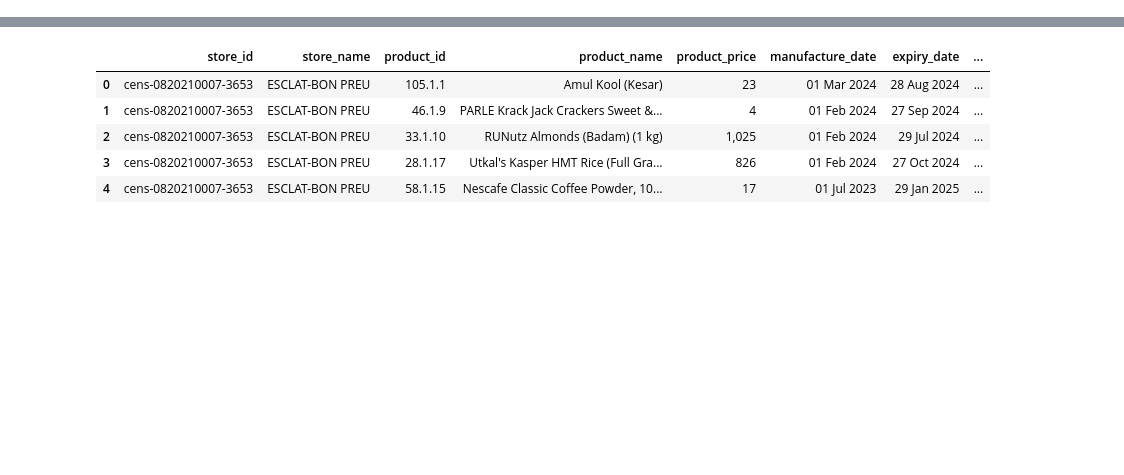
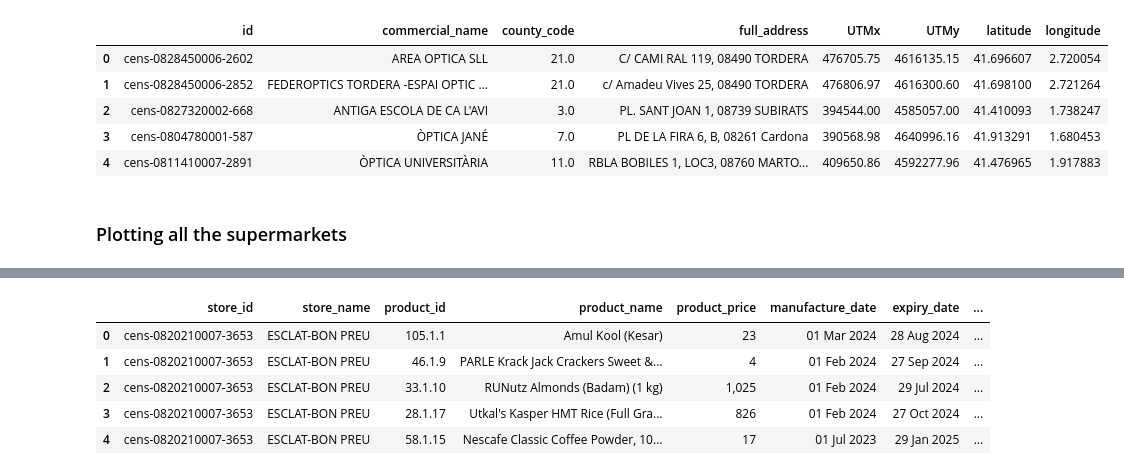
Before and after one commit to SonyShrestha/VBP_Joint_Project, a Jupyter notebook: formatted_zone/aryan_notebook/shortest_path.ipynb, the cells around one changed output, grey strips where cells are left out. Drawn from its saved outputs; the diff is of its cells as text; code cells hidden in the pictures; blank space fills up the shorter version.

```diff
--- a/formatted_zone/aryan_notebook/shortest_path.ipynb
+++ b/formatted_zone/aryan_notebook/shortest_path.ipynb
@@ -4,6 +5,17 @@ import math
 # %%
 df_supermarket_products = pd.read_csv('../../data/aryan_pandas/supermarket_products.csv',encoding='cp1252')
-df_supermarket_location = pd.read_csv('../../data/aryan_pandas/establishment_catalonia.csv')
+df_all_supermarket_location = pd.read_csv('../../data/aryan_pandas/establishment_catalonia.csv')
 df_customer_info = pd.read_csv('../../data/aryan_pandas/customers.csv')
 df_cust_location = pd.read_csv('../../data/aryan_pandas/location.csv')
 df_cust_loc_mapping = pd.read_csv('../../data/aryan_pandas/customer_location.csv')
+# %%
+df_all_supermarket_location.head()
+# %% [output]
+|  | id | commercial_name | county_code | full_address | UTMx | UTMy | latitude | longitude |
+| 0 | cens-0828450006-2602 | AREA OPTICA SLL | 21.0 | C/ CAMI RAL 119, 08490 TORDERA | 476705.75 | 4616135.15 | 41.696607 | 2.720054 |
+| 1 | cens-0828450006-2852 | FEDEROPTICS TORDERA -ESPAI OPTIC ... | 21.0 | c/ Amadeu Vives 25, 08490 TORDERA | 476806.97 | 4616300.60 | 41.698100 | 2.721264 |
+| 2 | cens-0827320002-668 | ANTIGA ESCOLA DE CA L'AVI | 3.0 | PL. SANT JOAN 1, 08739 SUBIRATS | 394544.00 | 4585057.00 | 41.410093 | 1.738247 |
+| 3 | cens-0804780001-587 | ÒPTICA JANÉ | 7.0 | PL DE LA FIRA 6, B, 08261 Cardona | 390568.98 | 4640996.16 | 41.913291 | 1.680453 |
+| 4 | cens-0811410007-2891 | ÒPTICA UNIVERSITÀRIA | 11.0 | RBLA BOBILES 1, LOC3, 08760 MARTO... | 409650.86 | 4592277.96 | 41.476965 | 1.917883 |
+# %% [markdown]
+### Plotting all the supermarkets
```
Also changed, not shown: parts of 18 cells of this notebook.
